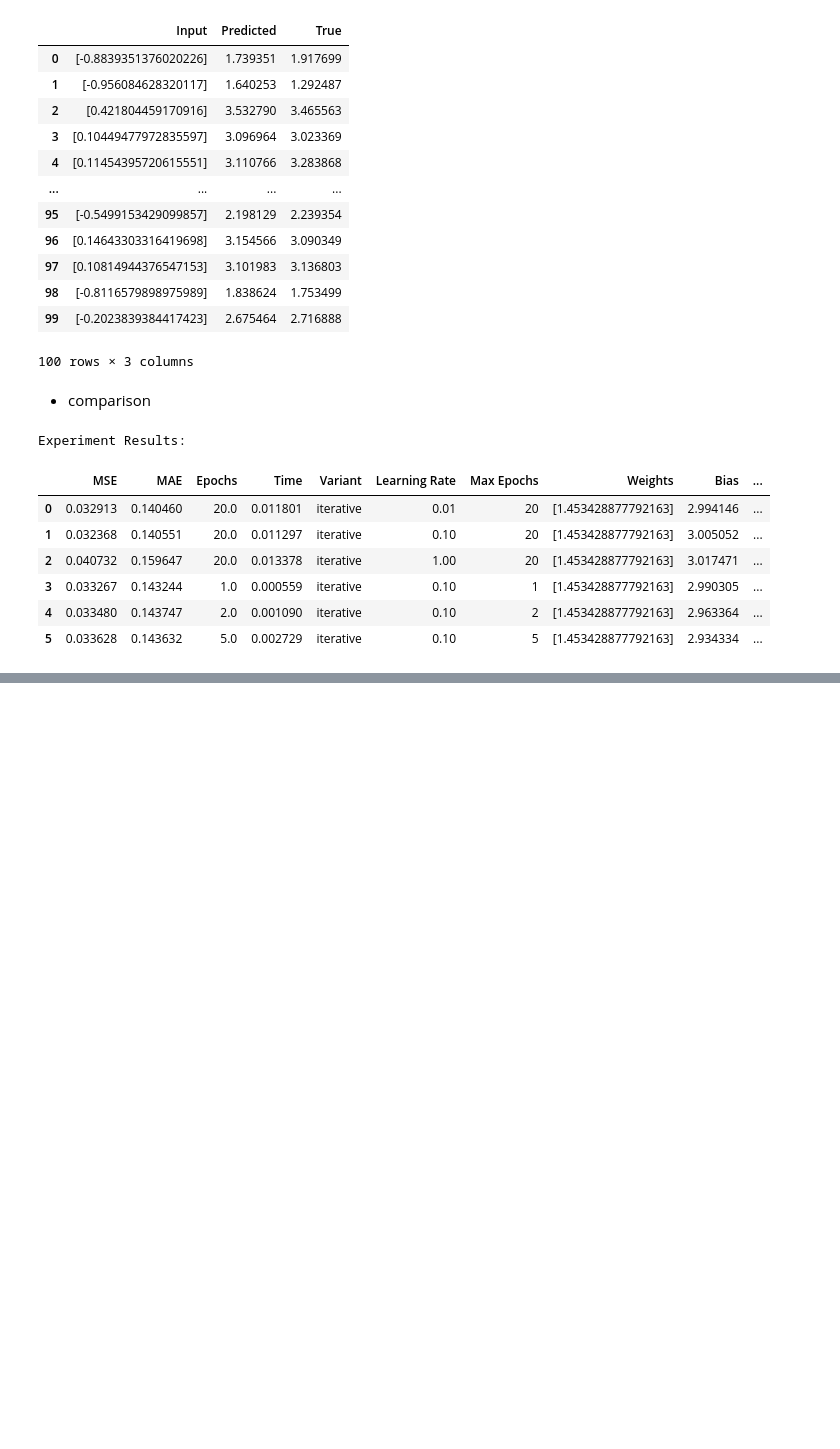
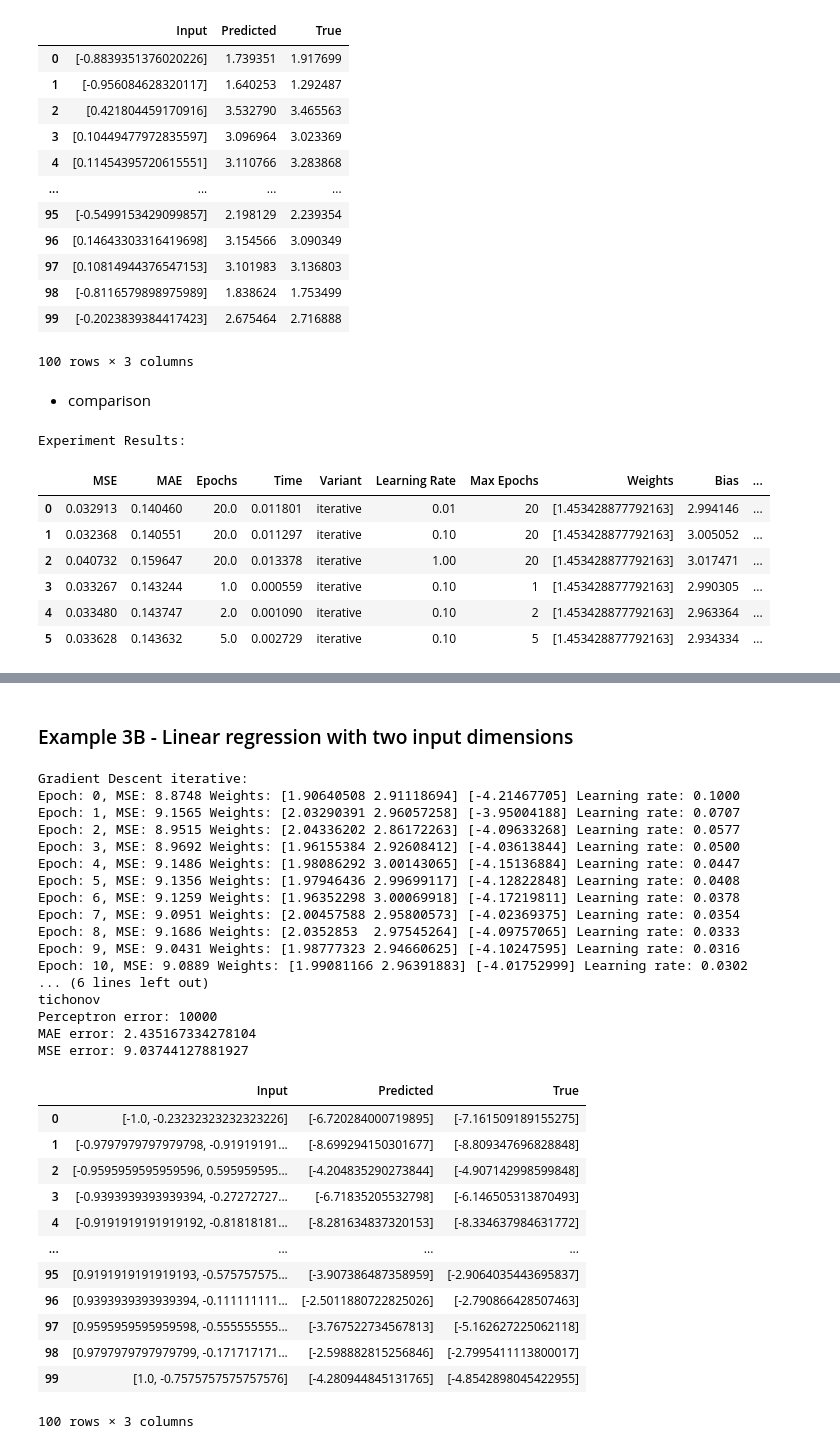
Before and after one commit to reitezuz/18NES1-2025-, a Jupyter notebook: week3/linear_neuron.ipynb, the cells around one changed output, grey strips where cells are left out. Drawn from its saved outputs; the diff is of its cells as text; code cells hidden in the pictures; blank space fills up the shorter version.

```diff
--- a/week3/linear_neuron.ipynb
+++ b/week3/linear_neuron.ipynb
@@ -1080,0 +1181,77 @@ Experiment Results:
+# %% [markdown]
+### Example 3B - Linear regression with two input dimensions
+# %%
+# Define parameters
+N = 100
+D = 2
+# Generate x1 and x2
+x1 = np.linspace(-1, 1, N).reshape(-1, 1)  # Column vector (N,1)
+x2 = np.linspace(-1, 1, N).reshape(-1, 1)
+x2 = x2[np.random.permutation(N)]  # Randomly shuffle x2
+inputs = np.hstack([x1, x2])
+# TRY different coefficients and noise:
+true_outputs = 2*x1 + 3*x2 - 4 + np.random.randn(*x1.shape)/2 + np.random.randn(*x1.shape)/5 * x1
+#true_outputs = -4*x1 + 6*x2 + 10 + np.random.randn(*x1.shape)/2 + np.random.randn(*x1.shape)/5 * x1
+
+
+print_progress = True
+learning_rate = 0.1
+adaptive_learning_rate = True
+min_error = 0.0001
+epochs = 15
+
+# Perceptron parameters:
+weights = np.random.randn(D) * 0.01
+bias = float(np.random.randn() * 0.01)
+
+# Train the linear neuron:
+perceptron = LinearNeuron(weights, bias)
+perceptron.gradient_descent_iterative(inputs, true_outputs, learning_rate, epochs, adaptive_learning_rate, min_error, print_progress)
+
+# Print summary:
+print(perceptron)
+print(variant)
+real_outputs = perceptron.forward(inputs) # forward for the whole dataset
+error = perceptron_error(true_outputs, real_outputs)
+print(f"Perceptron error: {error}")
+print(f"MAE error: {MAE_error(true_outputs, real_outputs)}")
+print(f"MSE error: {MSE_error(true_outputs, real_outputs)}")
+#plot_regression(perceptron, inputs, true_outputs)
+
+# Create a pandas DataFrame for a nice table
+import pandas as pd
+df = pd.DataFrame(columns=['Input', 'Predicted', 'True'])
+for inputs, label in zip(inputs, true_outputs):
+    df.loc[len(df)] = {'Input': inputs, 'Predicted': perceptron.forward(inputs), 'True': label}
+df
+# %% [output]
+Gradient Descent iterative:
+Epoch: 0, MSE: 8.8748 Weights: [1.90640508 2.91118694] [-4.21467705] Learning rate: 0.1000
+Epoch: 1, MSE: 9.1565 Weights: [2.03290391 2.96057258] [-3.95004188] Learning rate: 0.0707
+Epoch: 2, MSE: 8.9515 Weights: [2.04336202 2.86172263] [-4.09633268] Learning rate: 0.0577
+Epoch: 3, MSE: 8.9692 Weights: [1.96155384 2.92608412] [-4.03613844] Learning rate: 0.0500
+Epoch: 4, MSE: 9.1486 Weights: [1.98086292 3.00143065] [-4.15136884] Learning rate: 0.0447
+Epoch: 5, MSE: 9.1356 Weights: [1.97946436 2.99699117] [-4.12822848] Learning rate: 0.0408
+Epoch: 6, MSE: 9.1259 Weights: [1.96352298 3.00069918] [-4.17219811] Learning rate: 0.0378
+Epoch: 7, MSE: 9.0951 Weights: [2.00457588 2.95800573] [-4.02369375] Learning rate: 0.0354
+Epoch: 8, MSE: 9.1686 Weights: [2.0352853  2.97545264] [-4.09757065] Learning rate: 0.0333
+Epoch: 9, MSE: 9.0431 Weights: [1.98777323 2.94660625] [-4.10247595] Learning rate: 0.0316
+Epoch: 10, MSE: 9.0889 Weights: [1.99081166 2.96391883] [-4.01752999] Learning rate: 0.0302
+... (6 lines left out)
+tichonov
+Perceptron error: 10000
+MAE error: 2.435167334278104
+MSE error: 9.03744127881927
+|  | Input | Predicted | True |
+| 0 | [-1.0, -0.23232323232323226] | [-6.720284000719895] | [-7.161509189155275] |
+| 1 | [-0.9797979797979798, -0.91919191... | [-8.699294150301677] | [-8.809347696828848] |
+| 2 | [-0.9595959595959596, 0.595959595... | [-4.204835290273844] | [-4.907142998599848] |
+| 3 | [-0.9393939393939394, -0.27272727... | [-6.71835205532798] | [-6.146505313870493] |
+| 4 | [-0.9191919191919192, -0.81818181... | [-8.281634837320153] | [-8.334637984631772] |
+| ... | ... | ... | ... |
+| 95 | [0.9191919191919193, -0.575757575... | [-3.907386487358959] | [-2.9064035443695837] |
+| 96 | [0.9393939393939394, -0.111111111... | [-2.5011880722825026] | [-2.790866428507463] |
+| 97 | [0.9595959595959598, -0.555555555... | [-3.767522734567813] | [-5.162627225062118] |
+| 98 | [0.9797979797979799, -0.171717171... | [-2.598882815256846] | [-2.7995411113800017] |
+| 99 | [1.0, -0.7575757575757576] | [-4.280944845131765] | [-4.8542898045422955] |
+100 rows × 3 columns
```
Also changed, not shown: parts of 7 cells of this notebook.
